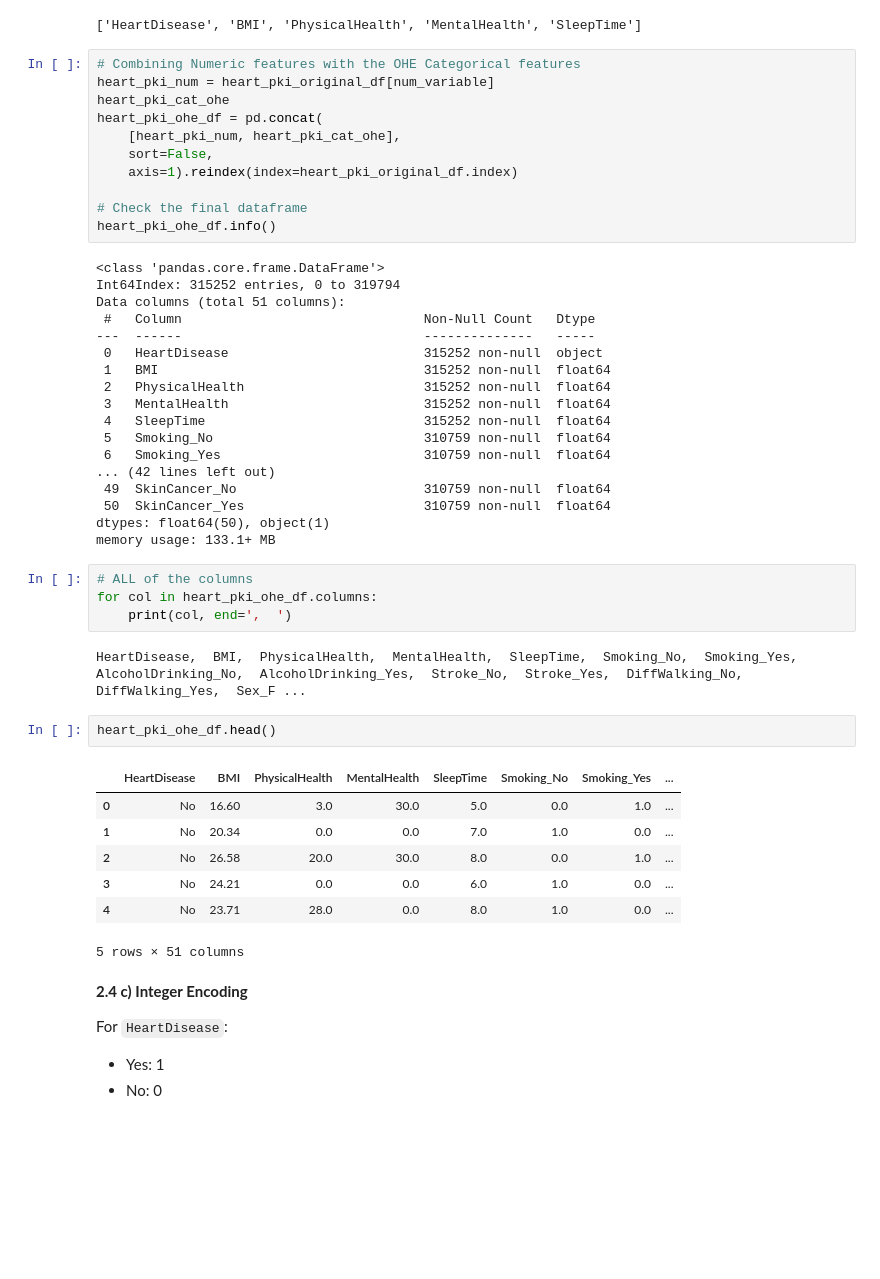
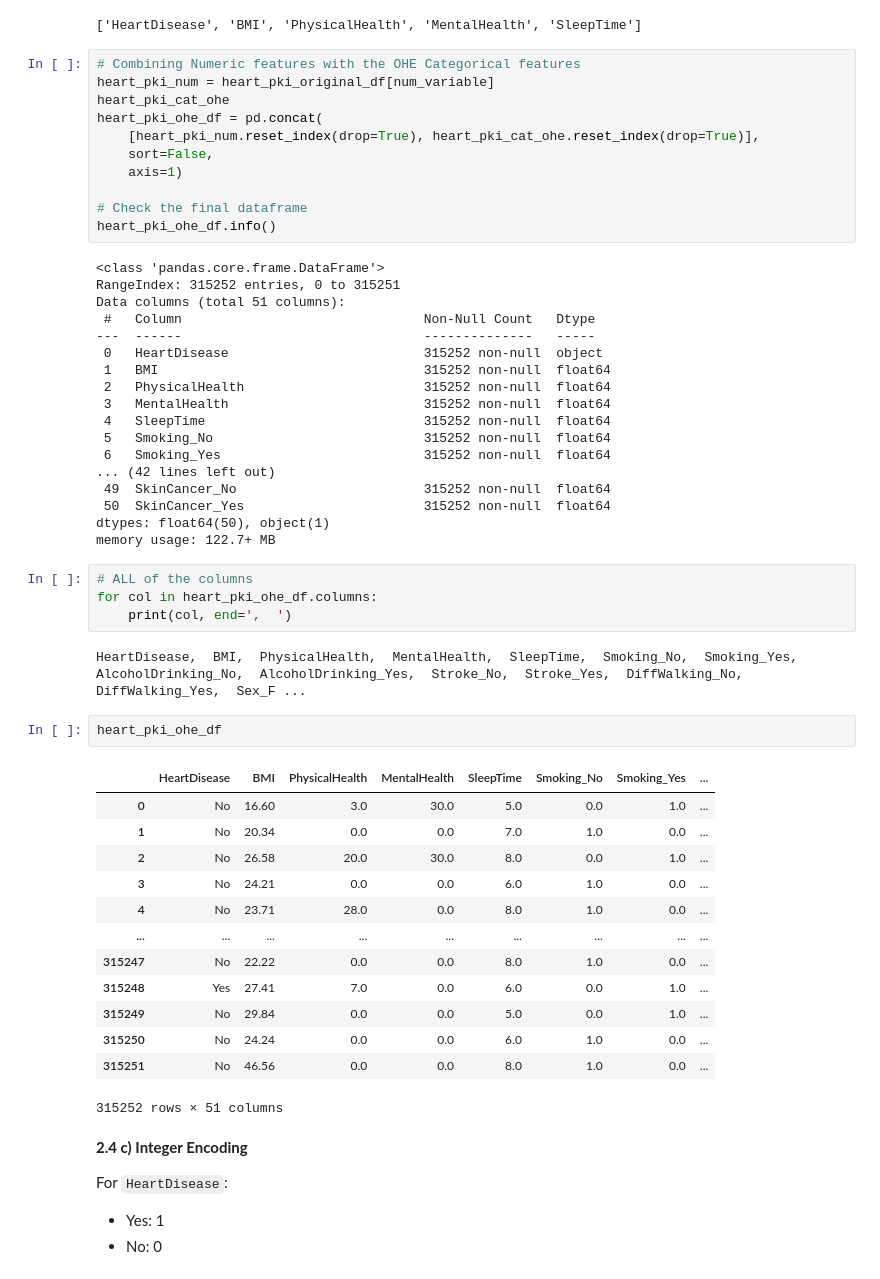
Before and after one commit to xJQx/bc2406-project, a Jupyter notebook: data-cleaning-preprocessing.ipynb, the cells around one changed output. Saved outputs shown, nothing was run; the diff lists cells and outputs as text; blank space fills up the shorter version.

```diff
--- a/data-cleaning-preprocessing.ipynb
+++ b/data-cleaning-preprocessing.ipynb
@@ -247,15 +253,15 @@ num_variable
 heart_pki_num = heart_pki_original_df[num_variable]
 heart_pki_cat_ohe
 heart_pki_ohe_df = pd.concat(
-    [heart_pki_num, heart_pki_cat_ohe],
+    [heart_pki_num.reset_index(drop=True), heart_pki_cat_ohe.reset_index(drop=True)],
     sort=False,
-    axis=1).reindex(index=heart_pki_original_df.index)
+    axis=1)
 
 # Check the final dataframe
 heart_pki_ohe_df.info()
 # %% [output]
 <class 'pandas.core.frame.DataFrame'>
-Int64Index: 315252 entries, 0 to 319794
+RangeIndex: 315252 entries, 0 to 315251
 Data columns (total 51 columns):
  #   Column                               Non-Null Count   Dtype
 ---  ------                               --------------   -----
@@ -264,13 +270,13 @@ Data columns (total 51 columns):
  2   PhysicalHealth                       315252 non-null  float64
  3   MentalHealth                         315252 non-null  float64
  4   SleepTime                            315252 non-null  float64
- 5   Smoking_No                           310759 non-null  float64
- 6   Smoking_Yes                          310759 non-null  float64
+ 5   Smoking_No                           315252 non-null  float64
+ 6   Smoking_Yes                          315252 non-null  float64
 ... (42 lines left out)
- 49  SkinCancer_No                        310759 non-null  float64
- 50  SkinCancer_Yes                       310759 non-null  float64
+ 49  SkinCancer_No                        315252 non-null  float64
+ 50  SkinCancer_Yes                       315252 non-null  float64
 dtypes: float64(50), object(1)
-memory usage: 133.1+ MB
+memory usage: 122.7+ MB
 # %%
 # ALL of the columns
 for col in heart_pki_ohe_df.columns:
@@ -278,15 +284,21 @@ for col in heart_pki_ohe_df.columns:
 # %% [output]
 HeartDisease,  BMI,  PhysicalHealth,  MentalHealth,  SleepTime,  Smoking_No,  Smoking_Yes,  AlcoholDrinking_No,  AlcoholDrinking_Yes,  Stroke_No,  Stroke_Yes,  DiffWalking_No,  DiffWalking_Yes,  Sex_F ...
 # %%
-heart_pki_ohe_df.head()
+heart_pki_ohe_df
 # %% [output]
 |  | HeartDisease | BMI | PhysicalHealth | MentalHealth | SleepTime | Smoking_No | Smoking_Yes | ... |
 | 0 | No | 16.60 | 3.0 | 30.0 | 5.0 | 0.0 | 1.0 | ... |
 | 1 | No | 20.34 | 0.0 | 0.0 | 7.0 | 1.0 | 0.0 | ... |
 | 2 | No | 26.58 | 20.0 | 30.0 | 8.0 | 0.0 | 1.0 | ... |
 | 3 | No | 24.21 | 0.0 | 0.0 | 6.0 | 1.0 | 0.0 | ... |
 | 4 | No | 23.71 | 28.0 | 0.0 | 8.0 | 1.0 | 0.0 | ... |
+| ... | ... | ... | ... | ... | ... | ... | ... | ... |
+| 315247 | No | 22.22 | 0.0 | 0.0 | 8.0 | 1.0 | 0.0 | ... |
+| 315248 | Yes | 27.41 | 7.0 | 0.0 | 6.0 | 0.0 | 1.0 | ... |
+| 315249 | No | 29.84 | 0.0 | 0.0 | 5.0 | 0.0 | 1.0 | ... |
+| 315250 | No | 24.24 | 0.0 | 0.0 | 6.0 | 1.0 | 0.0 | ... |
+| 315251 | No | 46.56 | 0.0 | 0.0 | 8.0 | 1.0 | 0.0 | ... |
-5 rows × 51 columns
+315252 rows × 51 columns
 # %% [markdown]
 **2.4 c) Integer Encoding**
 
```
Also changed, not shown: parts of 2 cells of this notebook.
